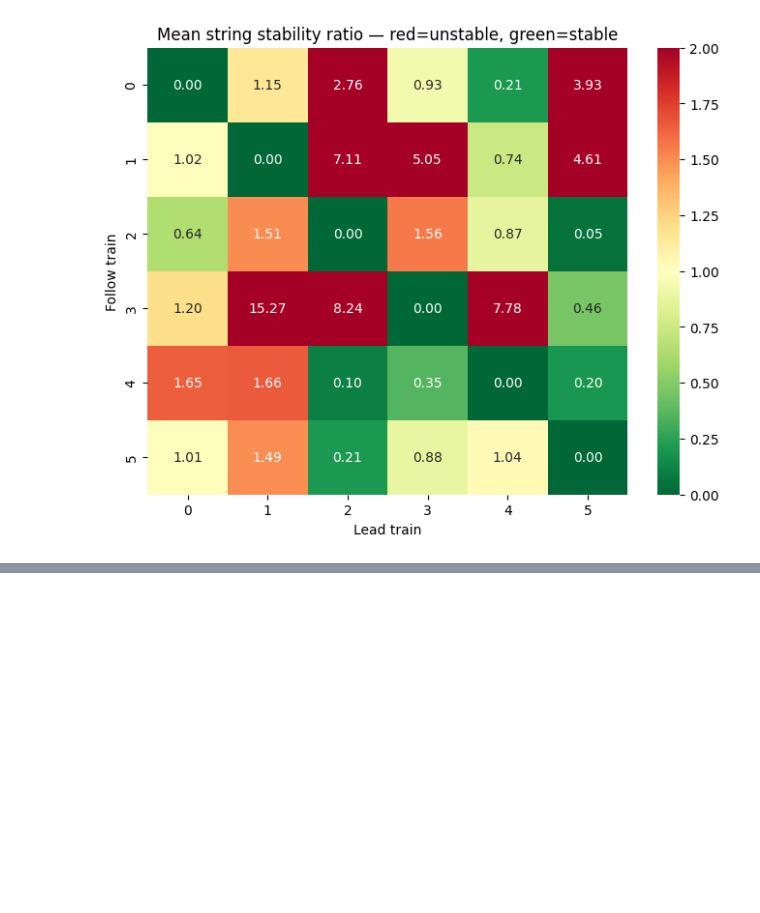
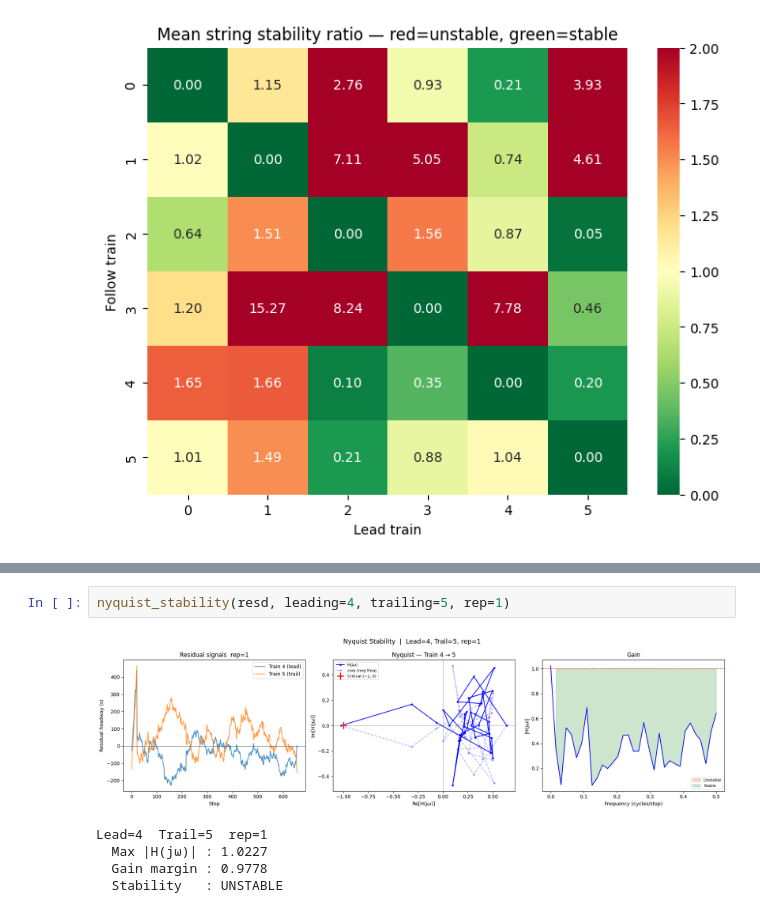
Before and after one commit to peppy-senpai/MBTA, a Jupyter notebook: part4_post_sim_analysis.ipynb, the cells around one changed output, grey strips where cells are left out. Drawn from its saved outputs; the diff is of its cells as text; blank space fills up the shorter version.

```diff
--- a/part4_post_sim_analysis.ipynb
+++ b/part4_post_sim_analysis.ipynb
@@ -469,0 +647,8 @@ plt.show()
+# %%
+nyquist_stability(resd, leading=4, trailing=5, rep=1)
+# %% [output]
+[figure, added]
+Lead=4  Trail=5  rep=1
+  Max |H(jω)| : 1.0227
+  Gain margin : 0.9778
+  Stability   : UNSTABLE
```
Also changed, not shown: parts of 5 cells of this notebook.
